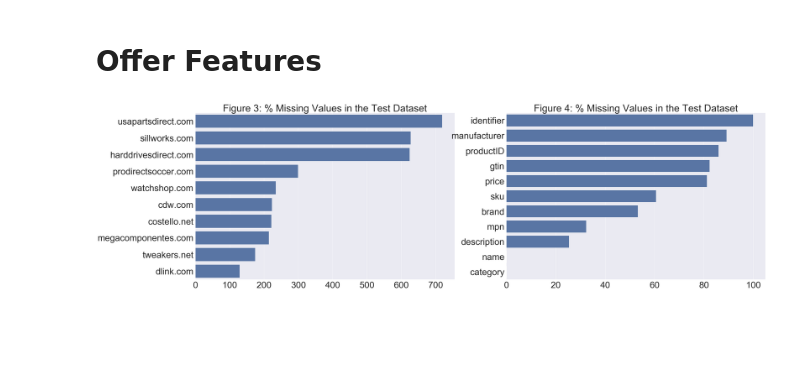
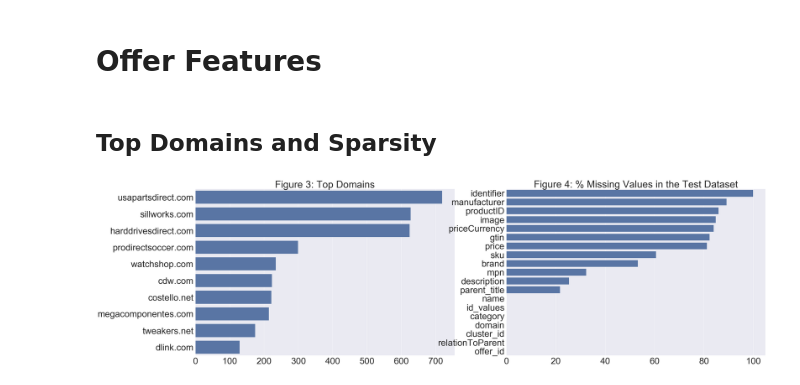
Before and after one commit to kylegilde/Entity-Matching-in-Online-Retail, a Jupyter notebook: Exploratory Data Analysis.ipynb, the cells around one changed output. Cells and saved outputs as stored; diff of their text form; code cells hidden in the pictures; blank space fills up the shorter version.

```diff
--- a/Exploratory Data Analysis.ipynb
+++ b/Exploratory Data Analysis.ipynb
@@ -18,6 +18,7 @@ warnings.filterwarnings('ignore')
 # Training & Testing Data
 # %%
 os.chdir('D:/Documents/Large-Scale Product Matching/')
-train_test_df_features = pd.read_csv('train_test_df_features.csv')
-train_test_offers_df = pd.read_csv('train_test_offers_df.csv')
+train_test_feature_pairs = pd.read_csv('train_test_feature_pairs.csv')
+train_test_offer_features = pd.read_csv('train_test_offer_features.csv')
+train_test_normalized_features = pd.read_csv('train_test_normalized_features.csv')
 # %%
@@ -79,28 +80,30 @@ my_file.close()
 # Offer Features
 # %%
 possible_features = ['brand', 'category', 'description', 'gtin', 'identifier', 'manufacturer','mpn', 'name', 'price', 'productID', 'sku']
-train_test_offer_features = train_test_offers_df[possible_features]
+# train_test_offer_features = train_test_offer_features[possible_features]
+# %% [markdown]
+## Top Domains and Sparsity
 # %%
 feature_nulls = calculate_percent_nulls(train_test_offer_features, print_series=False, return_series=True) #.sort_values()
 
-domains = train_test_offers_df.domain.str.replace('www\.|de\.', '')\
+domains = train_test_offer_features.domain.str.replace('www\.|de\.', '')\
     .value_counts().head(10)
 
 
 fig, axes = plt.subplots(nrows=1, ncols=2, figsize=(50, 15))
 sns.set(font_scale=4)
 plt.rcParams.update({'font.size': 45})
 
 sns.barplot(x=domains.values, y=domains.index,
             color="b", ax=axes[0])\
-            .set_title('Figure 3: % Missing Values in the Test Dataset')
+            .set_title('Figure 3: Top Domains')
 
 sns.barplot(x=feature_nulls.values, y=feature_nulls.index,
             color="b", ax=axes[1])\
             .set_title('Figure 4: % Missing Values in the Test Dataset')
 
 fig.savefig("plots/feature_sparsity.png", bbox_inches = "tight")
 # %% [output]
-[figure, old version]
+[figure, new version]
 # %%
 # count words
```
Also changed, not shown: parts of 10 cells of this notebook, 3 other files.
